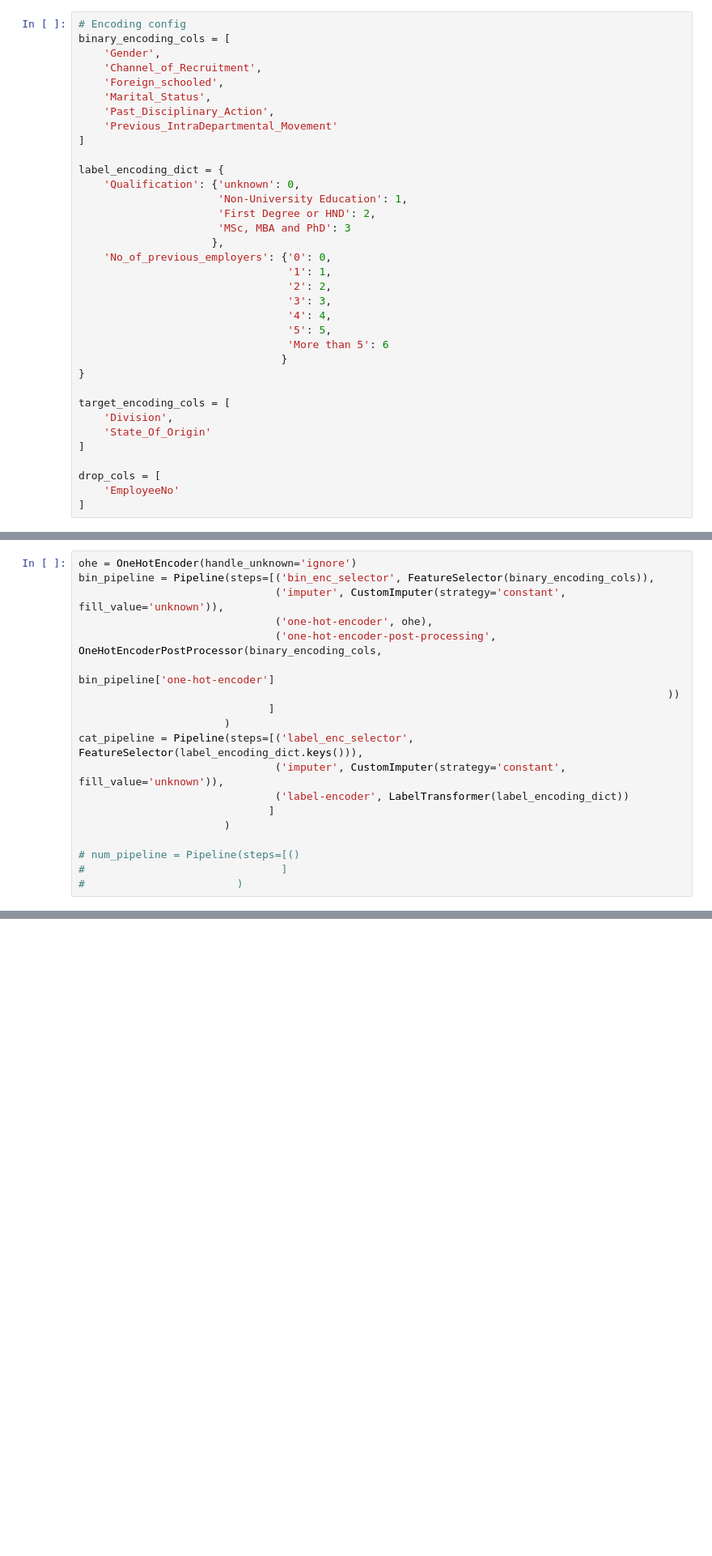
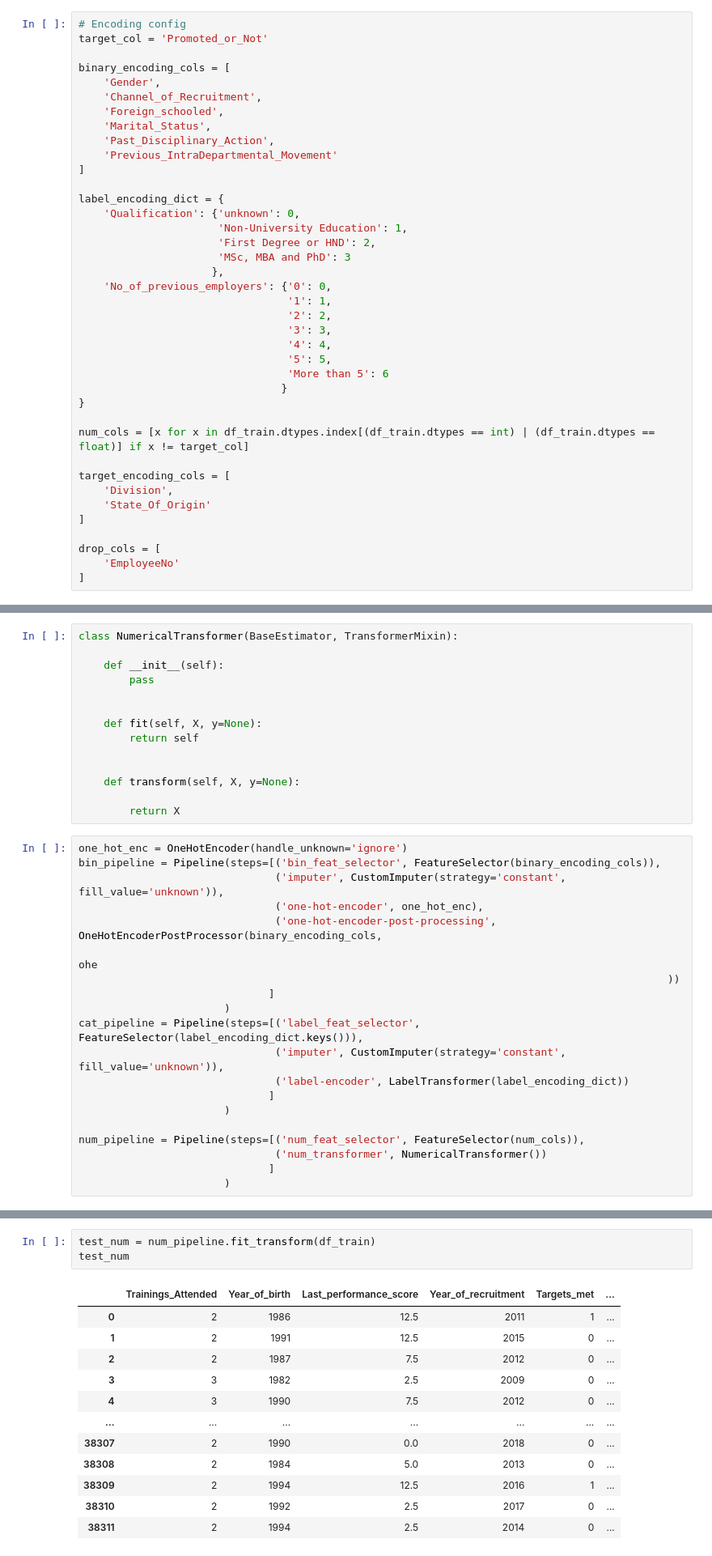
Before and after one commit to tizycki/intercampusai2019, a Jupyter notebook: data_exploration.ipynb, the cells around one changed output, grey strips where cells are left out. Shown at 81% size. Saved outputs shown, nothing was run; the diff lists cells and outputs as text; blank space fills up the shorter version.

Commit message:
Add featureUnion transformer and set main pipeline

```diff
--- a/data_exploration.ipynb
+++ b/data_exploration.ipynb
@@ -115,6 +115,8 @@ for col in cat_cols.index:
 [figure]
 # %%
 # Encoding config
+target_col = 'Promoted_or_Not'
+
 binary_encoding_cols = [
     'Gender',
     'Channel_of_Recruitment',
@@ -140,6 +142,8 @@ label_encoding_dict = {
                                 }
 }
 
+num_cols = [x for x in df_train.dtypes.index[(df_train.dtypes == int) | (df_train.dtypes == float)] if x != target_col]
+
 target_encoding_cols = [
     'Division',
     'State_Of_Origin'
@@ -263,22 +277,37 @@ class OneHotEncoderPostProcessor(BaseEstimator, TransformerMixin):
         df_X = pd.DataFrame(X.toarray(), columns=col_names)
 
         return df_X
+# %%
+class NumericalTransformer(BaseEstimator, TransformerMixin):
+
+    def __init__(self):
+        pass
+
+
+    def fit(self, X, y=None):
+        return self
+
+
+    def transform(self, X, y=None):
+
+        return X
 # %%
-ohe = OneHotEncoder(handle_unknown='ignore')
-bin_pipeline = Pipeline(steps=[('bin_enc_selector', FeatureSelector(binary_encoding_cols)),
+one_hot_enc = OneHotEncoder(handle_unknown='ignore')
+bin_pipeline = Pipeline(steps=[('bin_feat_selector', FeatureSelector(binary_encoding_cols)),
                                ('imputer', CustomImputer(strategy='constant', fill_value='unknown')),
-                               ('one-hot-encoder', ohe),
+                               ('one-hot-encoder', one_hot_enc),
                                ('one-hot-encoder-post-processing', OneHotEncoderPostProcessor(binary_encoding_cols,
-                                                                                              bin_pipeline['one-hot-encoder']
+                                                                                              ohe
                                                                                              ))
                               ]
                        )
-cat_pipeline = Pipeline(steps=[('label_enc_selector', FeatureSelector(label_encoding_dict.keys())),
+cat_pipeline = Pipeline(steps=[('label_feat_selector', FeatureSelector(label_encoding_dict.keys())),
                                ('imputer', CustomImputer(strategy='constant', fill_value='unknown')),
                                ('label-encoder', LabelTransformer(label_encoding_dict))
                               ]
                        )
 
-# num_pipeline = Pipeline(steps=[()
-#                               ]
-#                        )
+num_pipeline = Pipeline(steps=[('num_feat_selector', FeatureSelector(num_cols)),
+                               ('num_transformer', NumericalTransformer())
+                              ]
+                       )
@@ -325,0 +364,16 @@ Called transform CI
+# %%
+test_num = num_pipeline.fit_transform(df_train)
+test_num
+# %% [output]
+|  | Trainings_Attended | Year_of_birth | Last_performance_score | Year_of_recruitment | Targets_met | ... |
+| 0 | 2 | 1986 | 12.5 | 2011 | 1 | ... |
+| 1 | 2 | 1991 | 12.5 | 2015 | 0 | ... |
+| 2 | 2 | 1987 | 7.5 | 2012 | 0 | ... |
+| 3 | 3 | 1982 | 2.5 | 2009 | 0 | ... |
+| 4 | 3 | 1990 | 7.5 | 2012 | 0 | ... |
+| ... | ... | ... | ... | ... | ... | ... |
+| 38307 | 2 | 1990 | 0.0 | 2018 | 0 | ... |
+| 38308 | 2 | 1984 | 5.0 | 2013 | 0 | ... |
+| 38309 | 2 | 1994 | 12.5 | 2016 | 1 | ... |
+| 38310 | 2 | 1992 | 2.5 | 2017 | 0 | ... |
+| 38311 | 2 | 1994 | 2.5 | 2014 | 0 | ... |
```
Also changed, not shown: parts of 9 cells of this notebook.
